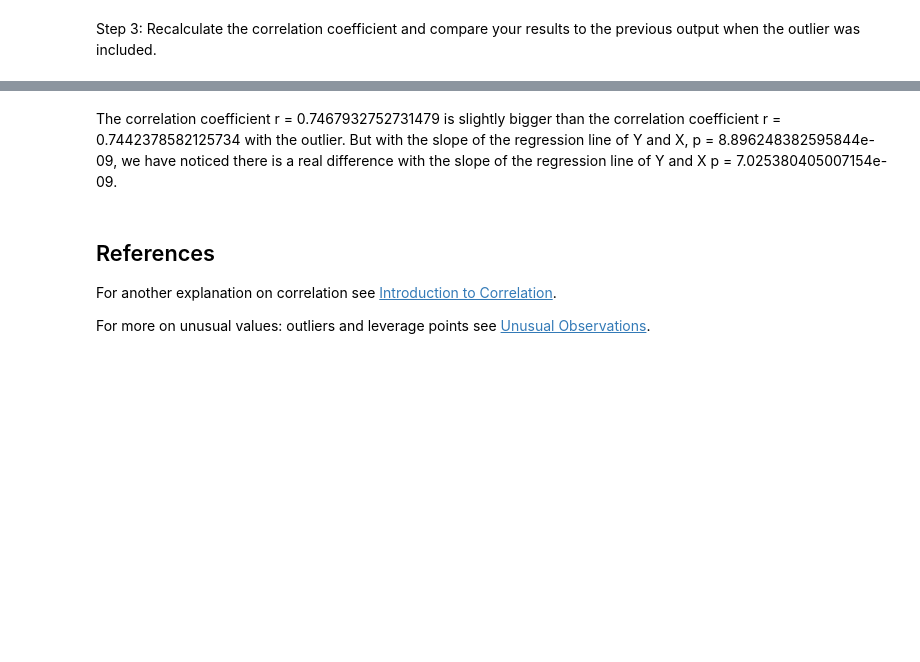
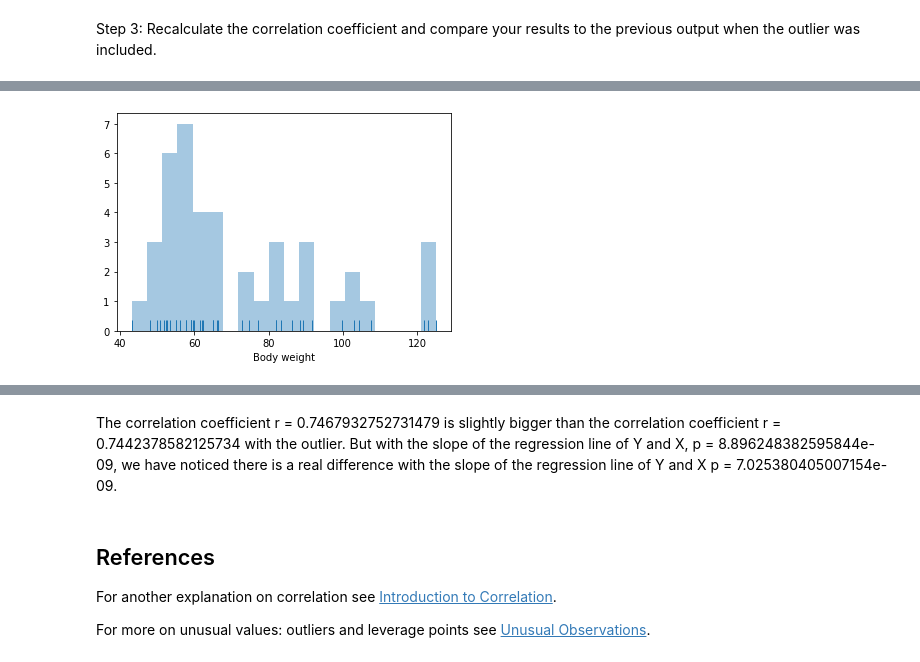
Before and after one commit to Michy01/AIIP_DAV_Visualization-2020, a Jupyter notebook: dav_06_what_is_correlation.ipynb, the cells around one changed output, grey strips where cells are left out. Drawn from its saved outputs; the diff is of its cells as text; code cells hidden in the pictures; blank space fills up the shorter version.

```diff
--- a/dav_06_what_is_correlation.ipynb
+++ b/dav_06_what_is_correlation.ipynb
@@ -256,0 +268,4 @@ print(p)
+# %%
+sns.distplot(data['Body weight'], bins=20, kde=False, rug=True);
+# %% [output]
+[figure, added]
```
Also changed, not shown: parts of 8 cells of this notebook, 1 other file.
